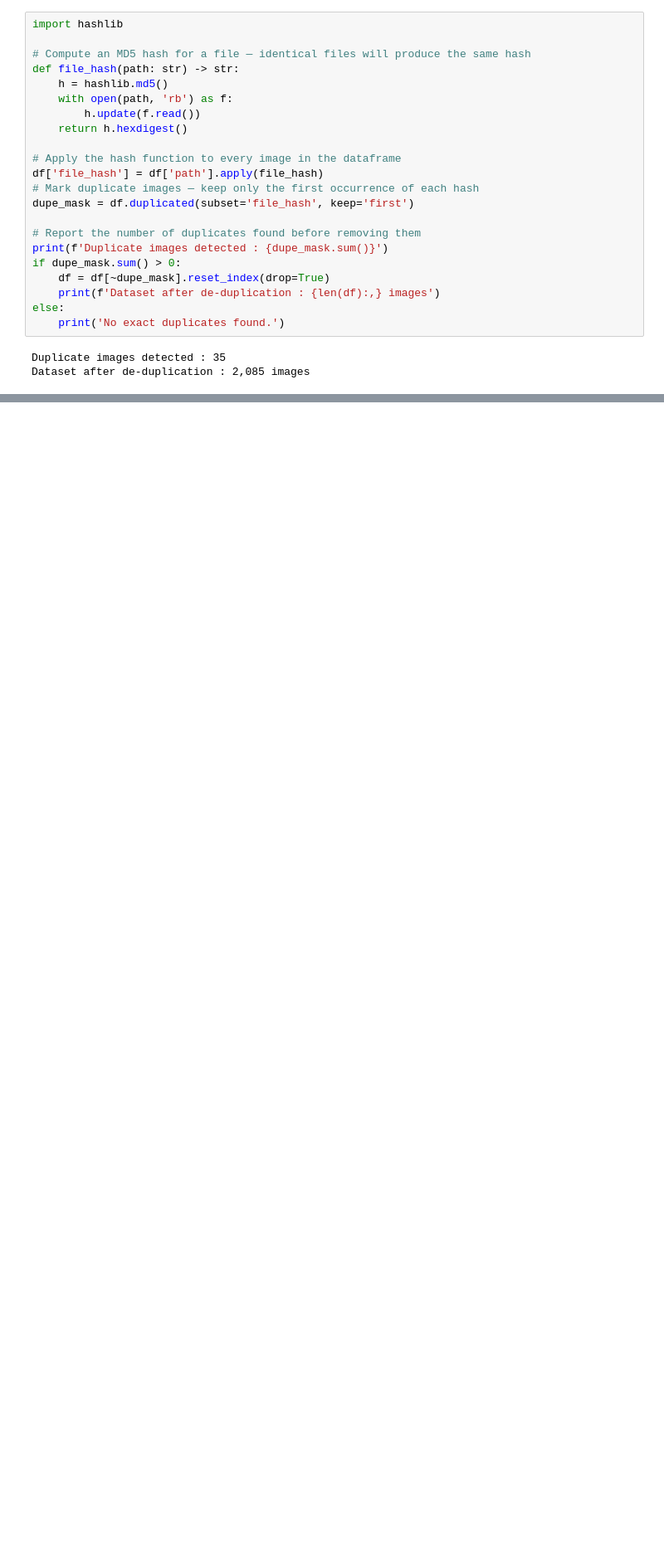
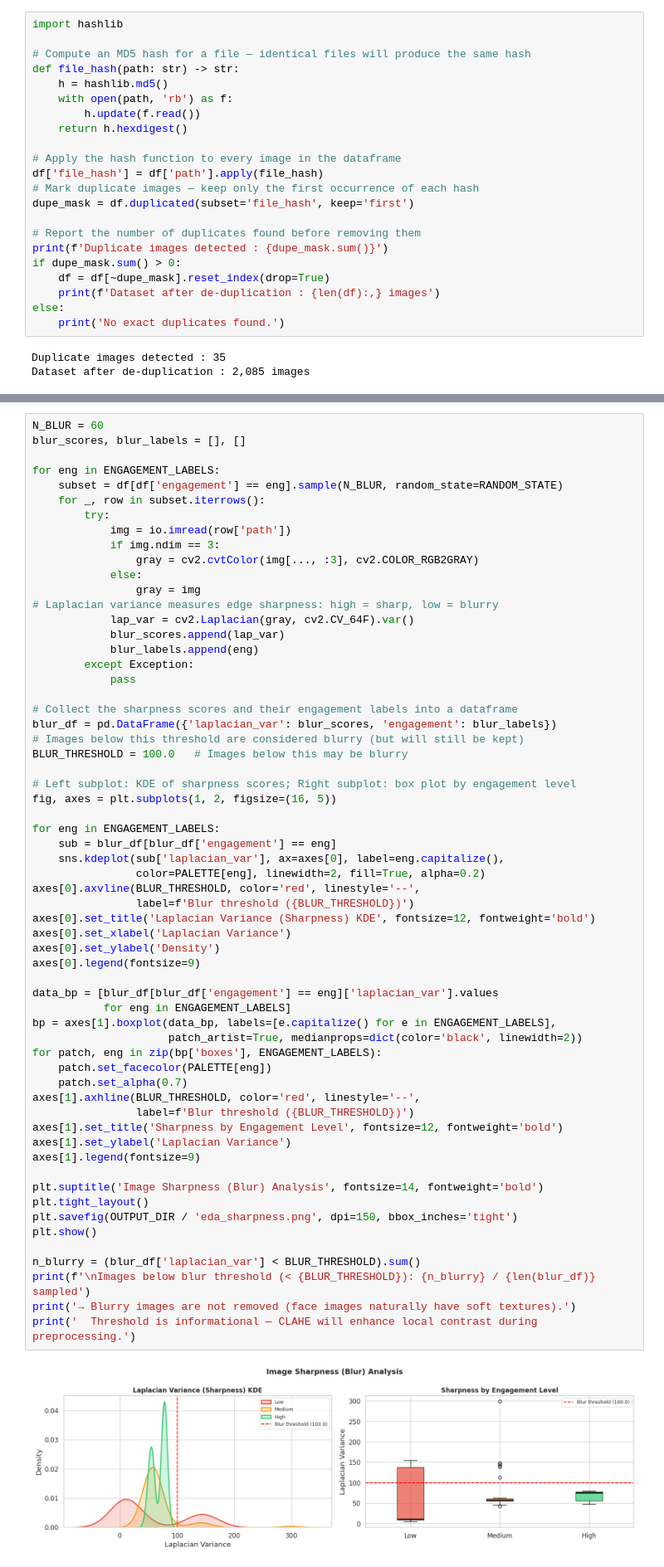
Before and after one commit to YasiniK/multimodal-student-cognitive-load-and-engagement-detection, a Jupyter notebook: Student_Engagement/se_eda_preprocessing.ipynb, the cells around one changed output, grey strips where cells are left out. Shown at 83% size. Drawn from its saved outputs; the diff is of its cells as text; blank space fills up the shorter version.

Commit message:
Blur (Sharpness) Assessment

```diff
--- a/Student_Engagement/se_eda_preprocessing.ipynb
+++ b/Student_Engagement/se_eda_preprocessing.ipynb
@@ -706,0 +711,63 @@ Dataset after de-duplication : 2,085 images
+# %%
+N_BLUR = 60
+blur_scores, blur_labels = [], []
+
+for eng in ENGAGEMENT_LABELS:
+    subset = df[df['engagement'] == eng].sample(N_BLUR, random_state=RANDOM_STATE)
+    for _, row in subset.iterrows():
+        try:
+            img = io.imread(row['path'])
+            if img.ndim == 3:
+                gray = cv2.cvtColor(img[..., :3], cv2.COLOR_RGB2GRAY)
+            else:
+                gray = img
+# Laplacian variance measures edge sharpness: high = sharp, low = blurry
+            lap_var = cv2.Laplacian(gray, cv2.CV_64F).var()
+            blur_scores.append(lap_var)
+            blur_labels.append(eng)
+        except Exception:
+            pass
+
+# Collect the sharpness scores and their engagement labels into a dataframe
+blur_df = pd.DataFrame({'laplacian_var': blur_scores, 'engagement': blur_labels})
+# Images below this threshold are considered blurry (but will still be kept)
+BLUR_THRESHOLD = 100.0   # Images below this may be blurry
+
+# Left subplot: KDE of sharpness scores; Right subplot: box plot by engagement level
+fig, axes = plt.subplots(1, 2, figsize=(16, 5))
+
+for eng in ENGAGEMENT_LABELS:
+    sub = blur_df[blur_df['engagement'] == eng]
+    sns.kdeplot(sub['laplacian_var'], ax=axes[0], label=eng.capitalize(),
+                color=PALETTE[eng], linewidth=2, fill=True, alpha=0.2)
+axes[0].axvline(BLUR_THRESHOLD, color='red', linestyle='--',
+                label=f'Blur threshold ({BLUR_THRESHOLD})')
+axes[0].set_title('Laplacian Variance (Sharpness) KDE', fontsize=12, fontweight='bold')
+axes[0].set_xlabel('Laplacian Variance')
+axes[0].set_ylabel('Density')
+axes[0].legend(fontsize=9)
+
+data_bp = [blur_df[blur_df['engagement'] == eng]['laplacian_var'].values
+           for eng in ENGAGEMENT_LABELS]
+bp = axes[1].boxplot(data_bp, labels=[e.capitalize() for e in ENGAGEMENT_LABELS],
+                     patch_artist=True, medianprops=dict(color='black', linewidth=2))
+for patch, eng in zip(bp['boxes'], ENGAGEMENT_LABELS):
+    patch.set_facecolor(PALETTE[eng])
+    patch.set_alpha(0.7)
+axes[1].axhline(BLUR_THRESHOLD, color='red', linestyle='--',
+                label=f'Blur threshold ({BLUR_THRESHOLD})')
+axes[1].set_title('Sharpness by Engagement Level', fontsize=12, fontweight='bold')
+axes[1].set_ylabel('Laplacian Variance')
+axes[1].legend(fontsize=9)
+
+plt.suptitle('Image Sharpness (Blur) Analysis', fontsize=14, fontweight='bold')
+plt.tight_layout()
+plt.savefig(OUTPUT_DIR / 'eda_sharpness.png', dpi=150, bbox_inches='tight')
+plt.show()
+
+n_blurry = (blur_df['laplacian_var'] < BLUR_THRESHOLD).sum()
+print(f'\nImages below blur threshold (< {BLUR_THRESHOLD}): {n_blurry} / {len(blur_df)} sampled')
+print('→ Blurry images are not removed (face images naturally have soft textures).')
+print('  Threshold is informational — CLAHE will enhance local contrast during preprocessing.')
+# %% [output]
+[figure, added]
```
Also changed, not shown: parts of 2 cells of this notebook.
